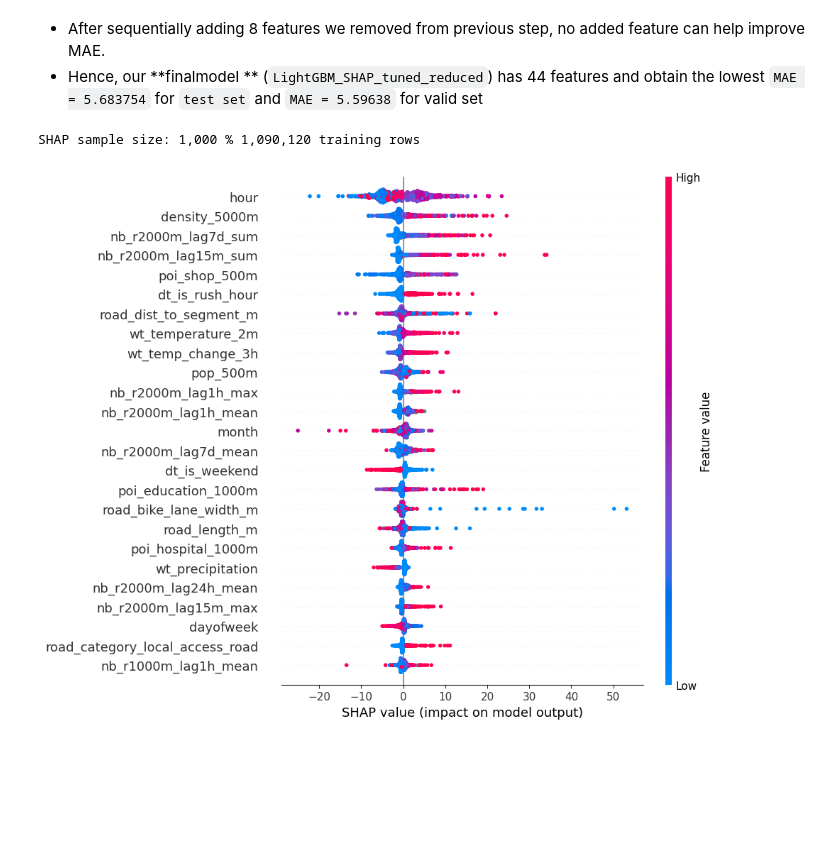
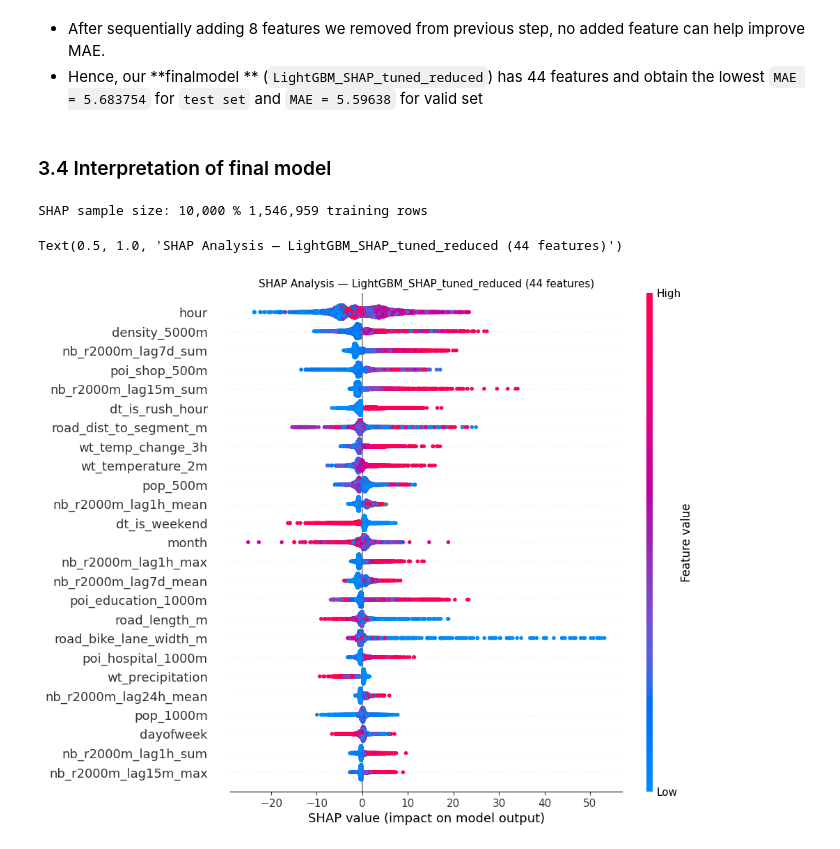
Before and after one commit to haleyen/mda_project, a Jupyter notebook: explo/yenha/D00_final_modeling.ipynb, the cells around one changed output. Saved outputs shown, nothing was run; the diff lists cells and outputs as text; code cells hidden in the pictures; blank space fills up the shorter version.

```diff
--- a/explo/yenha/D00_final_modeling.ipynb
+++ b/explo/yenha/D00_final_modeling.ipynb
@@ -1306,15 +1306,27 @@ pd.DataFrame(dict_model).T
 # %%
 pd.to_pickle(dict_model,'dmodel_final.pickle')
 pd.to_pickle(dict_model['LightGBM_SHAP_tuned_reduced']['model'],'model_final.pickle')
-# %%
-final_model=dict_model['LightGBM_SHAP_tuned_reduced']['model']
-SHAP_SAMPLE = 1000
-X_shap = X_train[final_model.feature_name_].sample(SHAP_SAMPLE, random_state=42)
-print(f"SHAP sample size: {SHAP_SAMPLE:,} % {len(X_train):,} training rows")
-explainer    = shap.TreeExplainer(final_model)
-shap_values  = explainer.shap_values(X_shap)
-plt.figure()
-shap.summary_plot(shap_values, X_shap, feature_names=final_model.feature_name_, max_display=25, show=False, plot_size=(10, 8))
-# %% [output]
-SHAP sample size: 1,000 % 1,090,120 training rows
-[figure, removed]
+# %% [markdown]
+### 3.4 Interpretation of final model
+# %%
+final_model = pd.read_pickle('model_final.pickle')
+final_features = final_model.feature_name_
+
+SHAP_SAMPLE = 10000
+X_train_final = X_train[X_train['tvt'] == 'train'][final_features]
+X_SHAP_final = X_train_final.sample(n=SHAP_SAMPLE, random_state=42)
+print(f"SHAP sample size: {SHAP_SAMPLE:,} % {len(X_train):,} training rows")
+
+explainer_final   = shap.TreeExplainer(final_model)
+shap_values_final = explainer_final.shap_values(X_SHAP_final)
+
+plt.figure()
+shap.summary_plot(shap_values_final,X_SHAP_final,feature_names=final_features,max_display=25,show=False,plot_size=(10, 8),)
+plt.title("SHAP Analysis — LightGBM_SHAP_tuned_reduced (44 features)", fontsize=11)
+# plt.tight_layout()
+# plt.savefig("shap_final.png", dpi=150, bbox_inches="tight")
+# plt.show()
+# %% [output]
+SHAP sample size: 10,000 % 1,546,959 training rows
+Text(0.5, 1.0, 'SHAP Analysis — LightGBM_SHAP_tuned_reduced (44 features)')
+[figure, added]
```
